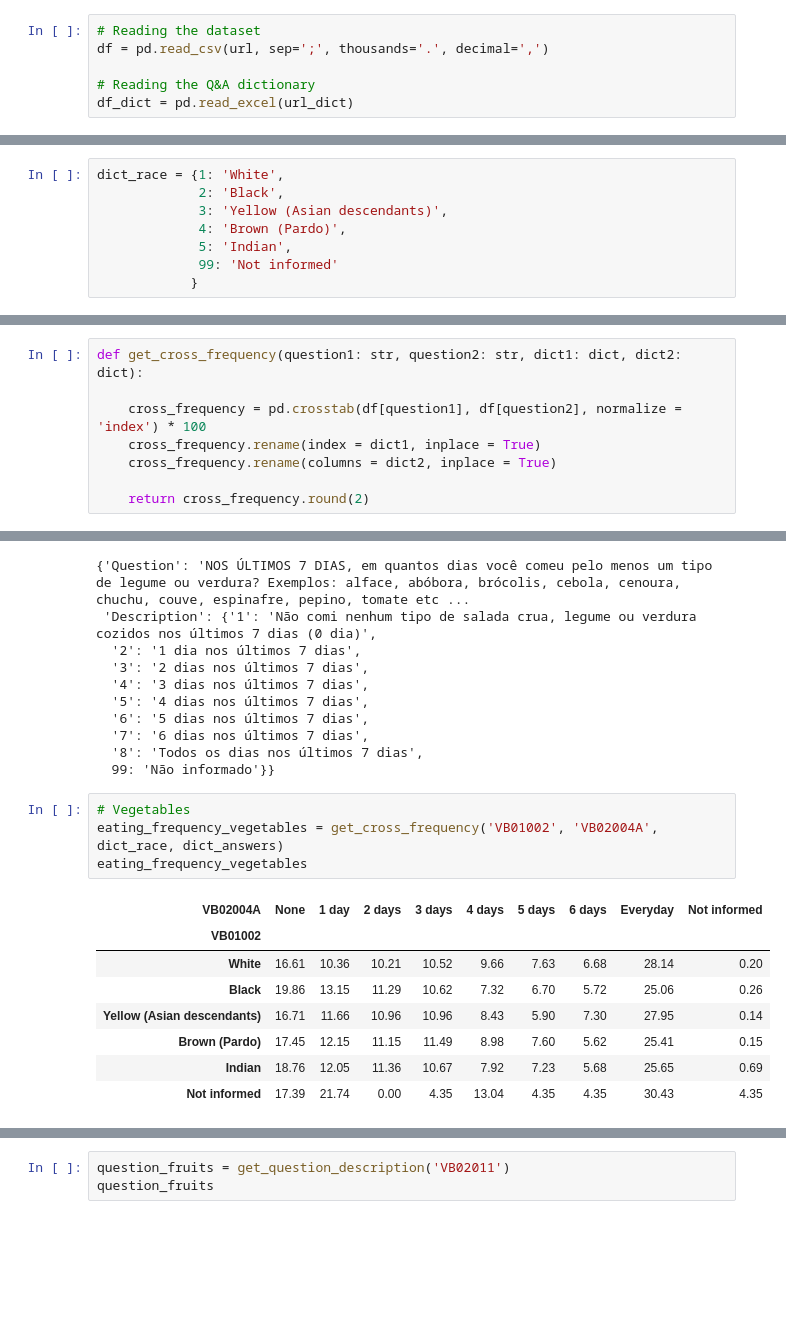
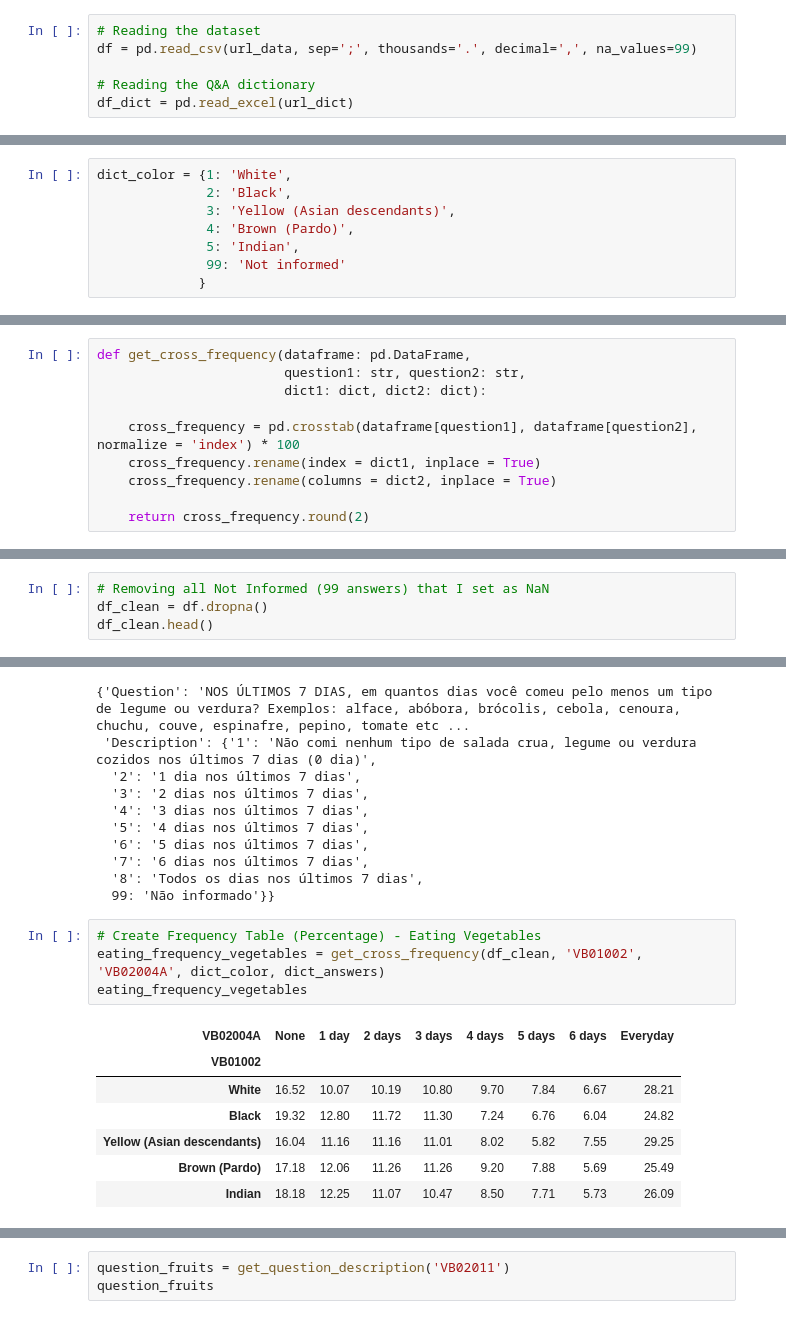
Before and after one commit to anaapbernardo/Bootcamp_DataScience, a Jupyter notebook: Module 3 - Statistics/Ana_Bernardo - Project 3.ipynb, the cells around one changed output, grey strips where cells are left out. Saved outputs shown, nothing was run; the diff lists cells and outputs as text; blank space fills up the shorter version.

```diff
--- a/Module 3 - Statistics/Ana_Bernardo - Project 3.ipynb
+++ b/Module 3 - Statistics/Ana_Bernardo - Project 3.ipynb
@@ -16,20 +52,20 @@ url_data = 'https://github.com/anaapbernardo/Bootcamp_DataScience/blob/main/File
 url_dict = 'https://github.com/anaapbernardo/Bootcamp_DataScience/blob/main/Files%20-%20Bootcamp%20Data%20Science/Dicionario_PENSE_Microdados_AMOSTRA2.xls?raw=true'
 # %%
 # Reading the dataset
-df = pd.read_csv(url, sep=';', thousands='.', decimal=',')
+df = pd.read_csv(url_data, sep=';', thousands='.', decimal=',', na_values=99)
 
 # Reading the Q&A dictionary
 df_dict = pd.read_excel(url_dict)
 # %% [markdown]
 ### Dictionaries
 # %%
-dict_race = {1: 'White',
-             2: 'Black',
-             3: 'Yellow (Asian descendants)',
-             4: 'Brown (Pardo)',
-             5: 'Indian',
-             99: 'Not informed'
-            }
+dict_color = {1: 'White',
+              2: 'Black',
+              3: 'Yellow (Asian descendants)',
+              4: 'Brown (Pardo)',
+              5: 'Indian',
+              99: 'Not informed'
+             }
 # %%
 dict_answers = {1: 'None',
                 2: '1 day',
@@ -74,9 +110,11 @@ def get_question_description(colum_name) -> dict:
 
     return return_dict
 # %%
-def get_cross_frequency(question1: str, question2: str, dict1: dict, dict2: dict):
+def get_cross_frequency(dataframe: pd.DataFrame,
+                        question1: str, question2: str,
+                        dict1: dict, dict2: dict):
 
-    cross_frequency = pd.crosstab(df[question1], df[question2], normalize = 'index') * 100
+    cross_frequency = pd.crosstab(dataframe[question1], dataframe[question2], normalize = 'index') * 100
     cross_frequency.rename(index = dict1, inplace = True)
     cross_frequency.rename(columns = dict2, inplace = True)
 
@@ -83,0 +141,4 @@ def get_cross_frequency(question1: str, question2: str, dict1: dict, dict2: dict
+# %%
+# Removing all Not Informed (99 answers) that I set as NaN
+df_clean = df.dropna()
+df_clean.head()
@@ -290,15 +262,14 @@ question_vegetables
   '8': 'Todos os dias nos últimos 7 dias',
   99: 'Não informado'}}
 # %%
-# Vegetables
-eating_frequency_vegetables = get_cross_frequency('VB01002', 'VB02004A', dict_race, dict_answers)
+# Create Frequency Table (Percentage) - Eating Vegetables
+eating_frequency_vegetables = get_cross_frequency(df_clean, 'VB01002', 'VB02004A', dict_color, dict_answers)
 eating_frequency_vegetables
 # %% [output]
-| VB02004A | None | 1 day | 2 days | 3 days | 4 days | 5 days | 6 days | Everyday | Not informed |
-| VB01002 |  |  |  |  |  |  |  |  |  |
-| White | 16.61 | 10.36 | 10.21 | 10.52 | 9.66 | 7.63 | 6.68 | 28.14 | 0.20 |
-| Black | 19.86 | 13.15 | 11.29 | 10.62 | 7.32 | 6.70 | 5.72 | 25.06 | 0.26 |
-| Yellow (Asian descendants) | 16.71 | 11.66 | 10.96 | 10.96 | 8.43 | 5.90 | 7.30 | 27.95 | 0.14 |
-| Brown (Pardo) | 17.45 | 12.15 | 11.15 | 11.49 | 8.98 | 7.60 | 5.62 | 25.41 | 0.15 |
-| Indian | 18.76 | 12.05 | 11.36 | 10.67 | 7.92 | 7.23 | 5.68 | 25.65 | 0.69 |
-| Not informed | 17.39 | 21.74 | 0.00 | 4.35 | 13.04 | 4.35 | 4.35 | 30.43 | 4.35 |
+| VB02004A | None | 1 day | 2 days | 3 days | 4 days | 5 days | 6 days | Everyday |
+| VB01002 |  |  |  |  |  |  |  |  |
+| White | 16.52 | 10.07 | 10.19 | 10.80 | 9.70 | 7.84 | 6.67 | 28.21 |
+| Black | 19.32 | 12.80 | 11.72 | 11.30 | 7.24 | 6.76 | 6.04 | 24.82 |
+| Yellow (Asian descendants) | 16.04 | 11.16 | 11.16 | 11.01 | 8.02 | 5.82 | 7.55 | 29.25 |
+| Brown (Pardo) | 17.18 | 12.06 | 11.26 | 11.26 | 9.20 | 7.88 | 5.69 | 25.49 |
+| Indian | 18.18 | 12.25 | 11.07 | 10.47 | 8.50 | 7.71 | 5.73 | 26.09 |
```
Also changed, not shown: parts of 65 cells of this notebook.
